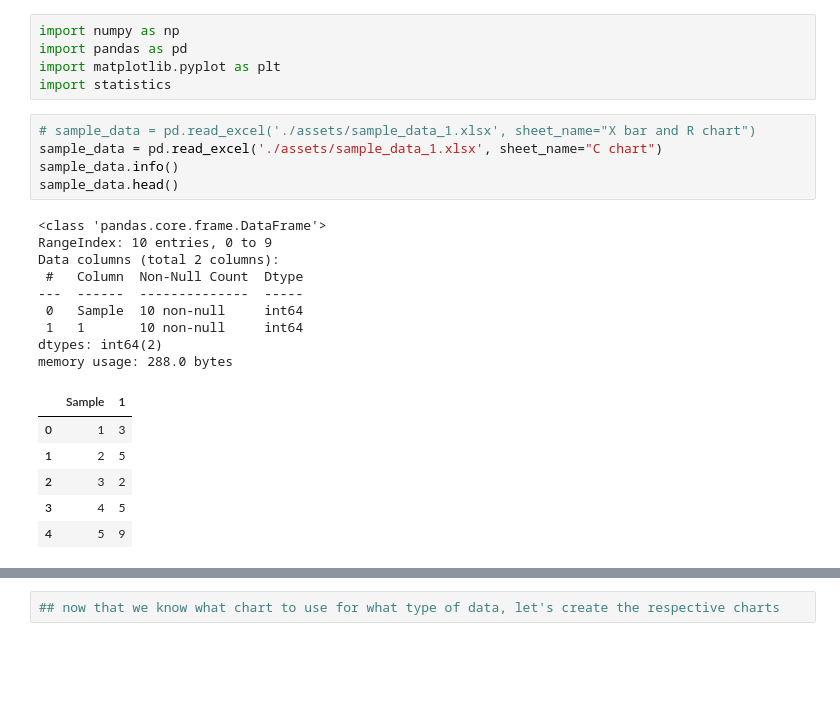
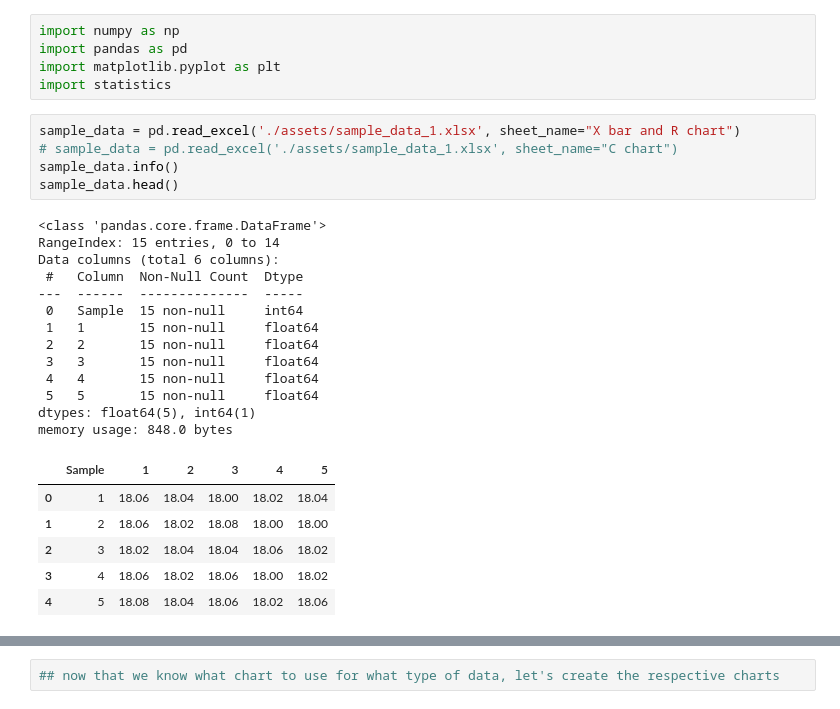
Before and after one commit to DevilsSnare/MLforControlCharts, a Jupyter notebook: main.ipynb, the cells around one changed output, grey strips where cells are left out. Saved outputs shown, nothing was run; the diff lists cells and outputs as text; blank space fills up the shorter version.

```diff
--- a/main.ipynb
+++ b/main.ipynb
@@ -4,26 +4,30 @@ import pandas as pd
 import matplotlib.pyplot as plt
 import statistics
 # %%
-# sample_data = pd.read_excel('./assets/sample_data_1.xlsx', sheet_name="X bar and R chart")
-sample_data = pd.read_excel('./assets/sample_data_1.xlsx', sheet_name="C chart")
+sample_data = pd.read_excel('./assets/sample_data_1.xlsx', sheet_name="X bar and R chart")
+# sample_data = pd.read_excel('./assets/sample_data_1.xlsx', sheet_name="C chart")
 sample_data.info()
 sample_data.head()
 # %% [output]
 <class 'pandas.core.frame.DataFrame'>
-RangeIndex: 10 entries, 0 to 9
-Data columns (total 2 columns):
+RangeIndex: 15 entries, 0 to 14
+Data columns (total 6 columns):
  #   Column  Non-Null Count  Dtype
 ---  ------  --------------  -----
- 0   Sample  10 non-null     int64
- 1   1       10 non-null     int64
-dtypes: int64(2)
-memory usage: 288.0 bytes
+ 0   Sample  15 non-null     int64
+ 1   1       15 non-null     float64
+ 2   2       15 non-null     float64
+ 3   3       15 non-null     float64
+ 4   4       15 non-null     float64
+ 5   5       15 non-null     float64
+dtypes: float64(5), int64(1)
+memory usage: 848.0 bytes
-|  | Sample | 1 |
-| 0 | 1 | 3 |
-| 1 | 2 | 5 |
-| 2 | 3 | 2 |
-| 3 | 4 | 5 |
-| 4 | 5 | 9 |
+|  | Sample | 1 | 2 | 3 | 4 | 5 |
+| 0 | 1 | 18.06 | 18.04 | 18.00 | 18.02 | 18.04 |
+| 1 | 2 | 18.06 | 18.02 | 18.08 | 18.00 | 18.00 |
+| 2 | 3 | 18.02 | 18.04 | 18.04 | 18.06 | 18.02 |
+| 3 | 4 | 18.06 | 18.02 | 18.06 | 18.00 | 18.02 |
+| 4 | 5 | 18.08 | 18.04 | 18.06 | 18.02 | 18.06 |
 # %%
 ## is data discrete or continuous?
 i = 0
```
Also changed, not shown: parts of 3 cells of this notebook.
